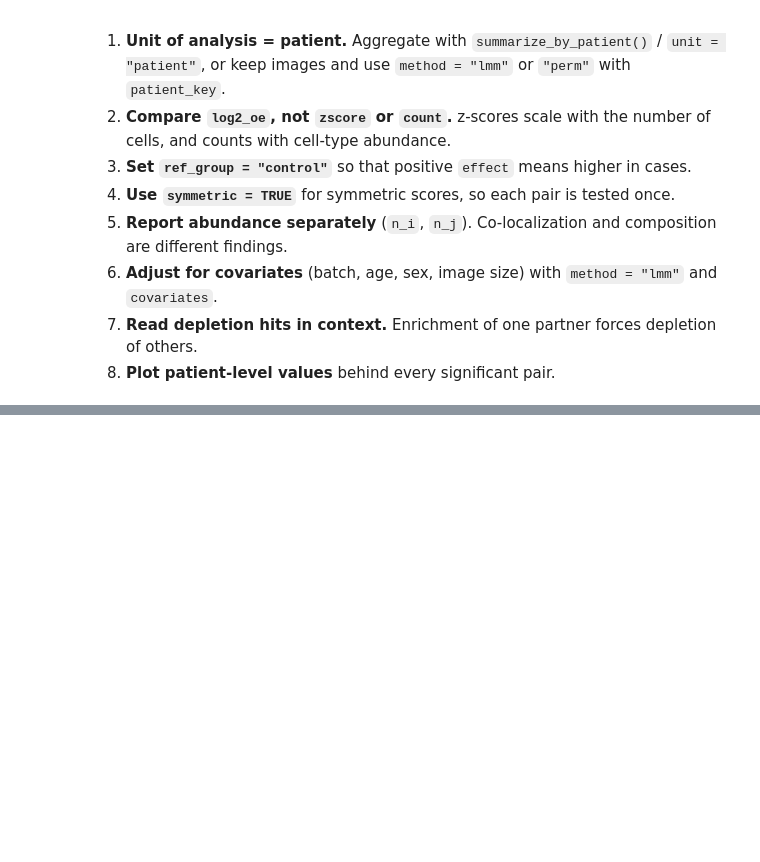
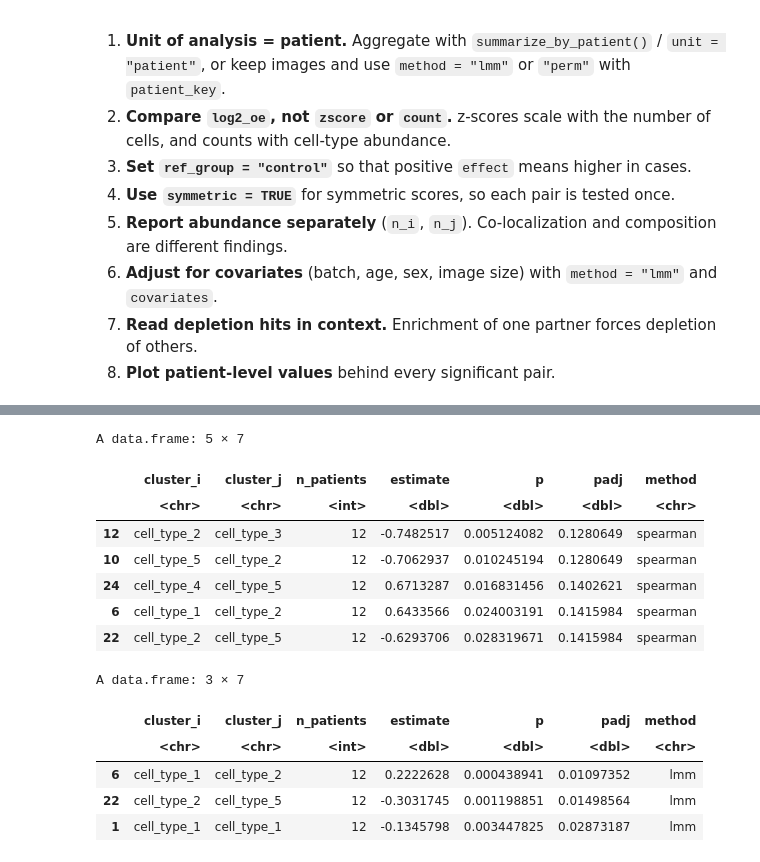
Before and after one commit to juninamo/spatialCooccur, a Jupyter notebook: vignettes/case_control_tutorial.ipynb, the cells around one changed output, grey strips where cells are left out. Drawn from its saved outputs; the diff is of its cells as text; code cells hidden in the pictures; blank space fills up the shorter version.

```diff
--- a/vignettes/case_control_tutorial.ipynb
+++ b/vignettes/case_control_tutorial.ipynb
@@ -546,0 +553,29 @@ Practical consequences:
+# %%
+set.seed(7)
+pats <- sprintf("p%02d", 1:12); x <- setNames(runif(12), pats)
+cont <- do.call(rbind, lapply(pats, function(p) do.call(rbind, lapply(1:2, function(m) {
+  g <- generate_sim(close_ratio = min(1, 0.2 + 0.5 * x[p] + rnorm(1, 0, 0.03)), n_types = 5, n_cells = 700,
+                    max_loc = 400, test_type = "distribute", distance_param = 10, seed = sample.int(1e6, 1))
+  g$sample_id <- paste0(p, "_", m); g$patient <- p; g$group <- "all"
+  rownames(g) <- paste0(g$sample_id, "_", seq_len(nrow(g))); g }))))
+per_image_c <- nhood_enrichment_per_sample(cont, sample_key = "sample_id", group_key = "group",
+                                           cluster_key = "cell_type", patient_key = "patient",
+                                           neighbors.k = 10, n_perms = 100, n_jobs = 1)
+ac <- associate_continuous(per_image_c, x, value = "log2_oe", method = "spearman")
+head(ac, 5)
+associate_continuous(per_image_c, x, value = "log2_oe", method = "lmm")[1:3, ]
+# %% [output]
+A data.frame: 5 × 7
+|  | cluster_i | cluster_j | n_patients | estimate | p | padj | method |
+|  | <chr> | <chr> | <int> | <dbl> | <dbl> | <dbl> | <chr> |
+| 12 | cell_type_2 | cell_type_3 | 12 | -0.7482517 | 0.005124082 | 0.1280649 | spearman |
+| 10 | cell_type_5 | cell_type_2 | 12 | -0.7062937 | 0.010245194 | 0.1280649 | spearman |
+| 24 | cell_type_4 | cell_type_5 | 12 | 0.6713287 | 0.016831456 | 0.1402621 | spearman |
+| 6 | cell_type_1 | cell_type_2 | 12 | 0.6433566 | 0.024003191 | 0.1415984 | spearman |
+| 22 | cell_type_2 | cell_type_5 | 12 | -0.6293706 | 0.028319671 | 0.1415984 | spearman |
+A data.frame: 3 × 7
+|  | cluster_i | cluster_j | n_patients | estimate | p | padj | method |
+|  | <chr> | <chr> | <int> | <dbl> | <dbl> | <dbl> | <chr> |
+| 6 | cell_type_1 | cell_type_2 | 12 | 0.2222628 | 0.000438941 | 0.01097352 | lmm |
+| 22 | cell_type_2 | cell_type_5 | 12 | -0.3031745 | 0.001198851 | 0.01498564 | lmm |
+| 1 | cell_type_1 | cell_type_1 | 12 | -0.1345798 | 0.003447825 | 0.02873187 | lmm |
```
Also changed, not shown: parts of 17 cells of this notebook, 51 other files.
